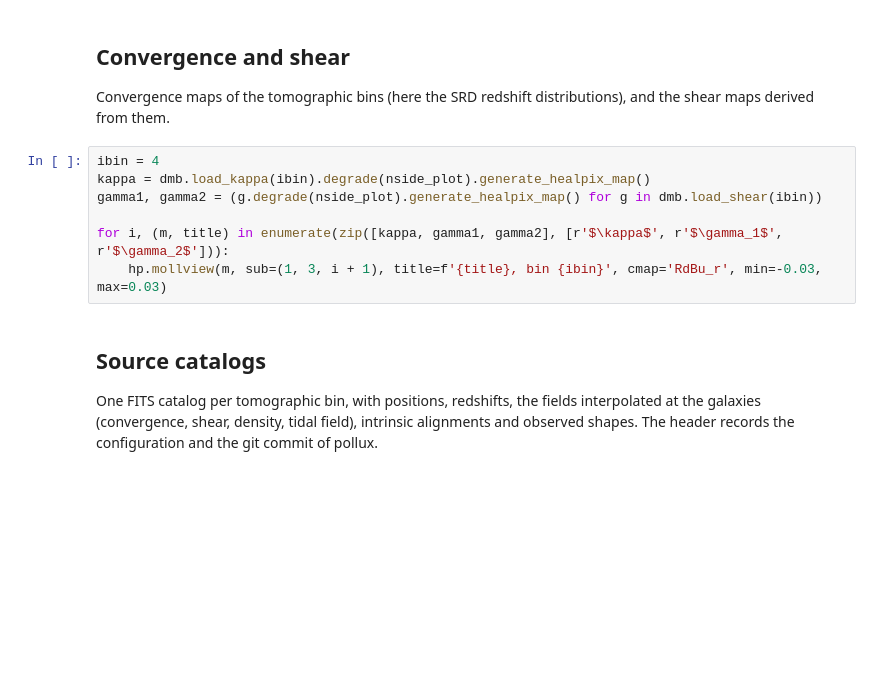
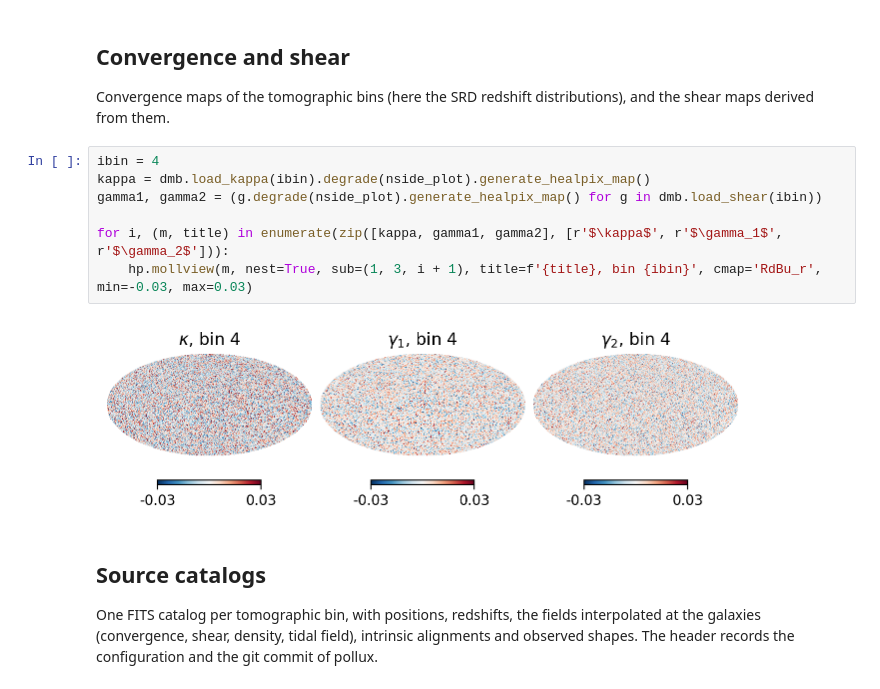
Before and after one commit to LSSTDESC/pollux, a Jupyter notebook: notebooks/02_products.ipynb, the cells around one changed output. Cells and saved outputs as stored; diff of their text form; blank space fills up the shorter version.

```diff
--- a/notebooks/02_products.ipynb
+++ b/notebooks/02_products.ipynb
@@ -69,10 +114,12 @@ Convergence maps of the tomographic bins (here the SRD redshift distributions),
 # %%
 ibin = 4
 kappa = dmb.load_kappa(ibin).degrade(nside_plot).generate_healpix_map()
 gamma1, gamma2 = (g.degrade(nside_plot).generate_healpix_map() for g in dmb.load_shear(ibin))
 
 for i, (m, title) in enumerate(zip([kappa, gamma1, gamma2], [r'$\kappa$', r'$\gamma_1$', r'$\gamma_2$'])):
-    hp.mollview(m, sub=(1, 3, i + 1), title=f'{title}, bin {ibin}', cmap='RdBu_r', min=-0.03, max=0.03)
+    hp.mollview(m, nest=True, sub=(1, 3, i + 1), title=f'{title}, bin {ibin}', cmap='RdBu_r', min=-0.03, max=0.03)
+# %% [output]
+[figure, added]
 # %% [markdown]
 ## Source catalogs
 
```
Also changed, not shown: parts of 8 cells of this notebook, 22 other files.
